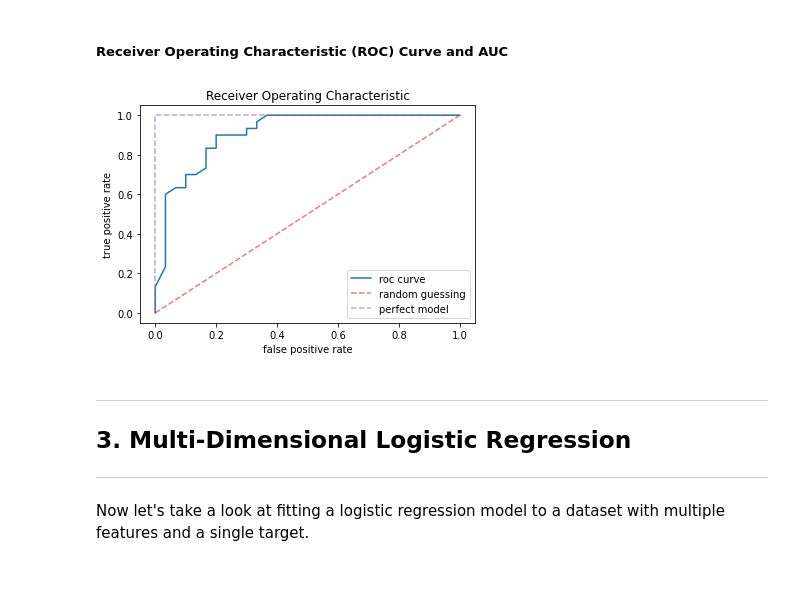
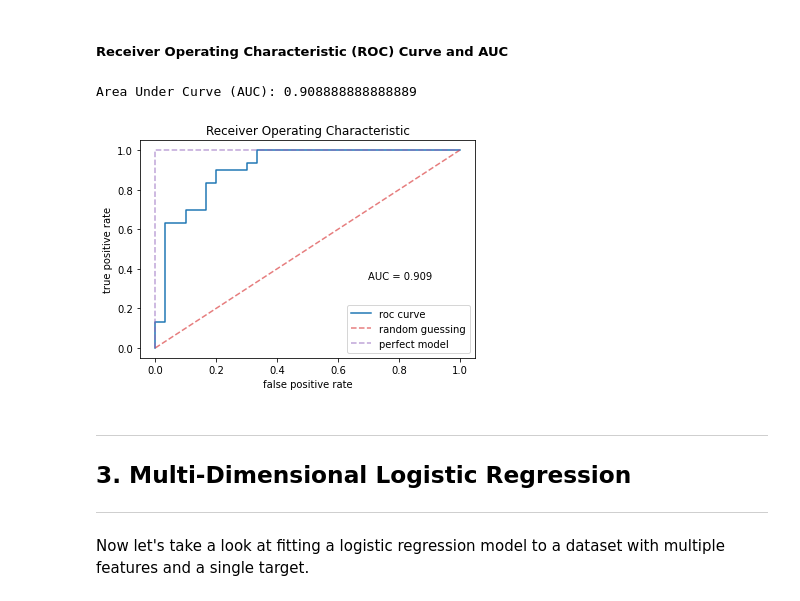
Before and after one commit to jacobdwatters/Machine-Learning-Basics, a Jupyter notebook: logistic_regression/01_logistic_regression_numpy.ipynb, the cells around one changed output. Drawn from its saved outputs; the diff is of its cells as text; code cells hidden in the pictures.

```diff
--- a/logistic_regression/01_logistic_regression_numpy.ipynb
+++ b/logistic_regression/01_logistic_regression_numpy.ipynb
@@ -238,37 +238,46 @@ plt.show()
 def get_roc(y_test, y_pred_proba):
   tp_rates = []
   fp_rates = []
   probabilities = y_pred_proba[:, 1].flatten()
 
-  for p in np.linspace(0, 1, 100):
+  for p in np.linspace(0, 1, 1000):
     y_test_preds = probabilities > p
     y_test_preds = y_test_preds.reshape(-1, 1)
 
     fp = np.sum(np.logical_and(y_test1!=y_test_preds, y_test_preds==1))
     tn = np.sum(np.logical_and(y_test1==y_test_preds, y_test_preds==0))
 
     tpr = recall(y_test1, y_test_preds)
     fpr = fp / (fp + tn)
 
     tp_rates.append(tpr)
     fp_rates.append(fpr)
 
-  return tp_rates, fp_rates
+  tp_rates = np.array(tp_rates)
+  fp_rates = np.array(fp_rates)
 
-tp_rates, fp_rates = get_roc(y_test1, y_pred_proba1)
+  heights = tp_rates[0:-1]
+  widths = -np.diff(fp_rates)
+  auc = 1-sum(heights*widths)
 
+  return tp_rates, fp_rates, auc
+
+tp_rates, fp_rates, auc = get_roc(y_test1, y_pred_proba1)
 
 # Plot roc curve
+print('Area Under Curve (AUC):', auc)
 plt.plot(tp_rates, fp_rates, label='roc curve')
 plt.plot([0, 1], [0, 1], label='random guessing', c='tab:red', linestyle='dashed', alpha=0.6)
 plt.plot([0, 0, 1], [0, 1, 1], label='perfect model', c='tab:purple', linestyle='dashed', alpha=0.6)
 plt.title('Receiver Operating Characteristic')
 plt.xlabel('false positive rate')
 plt.ylabel('true positive rate')
+plt.text(0.7, 0.35, 'AUC = ' + str(round(auc, 3)))
 plt.legend()
 plt.show()
 # %% [output]
+Area Under Curve (AUC): 0.908888888888889
-[figure, old version]
+[figure, new version]
 # %% [markdown]
 ---
 
```
Also changed, not shown: parts of 6 cells of this notebook.
